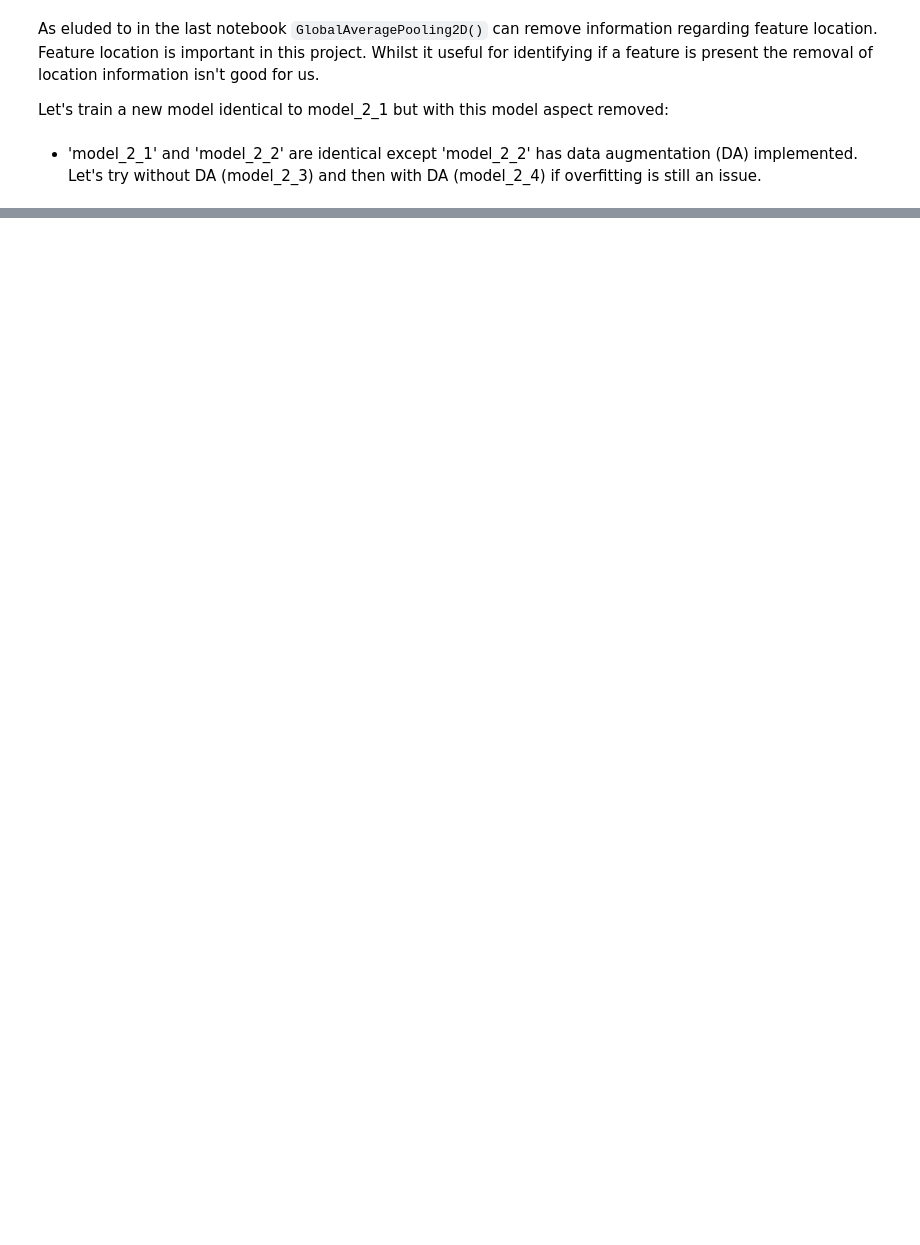
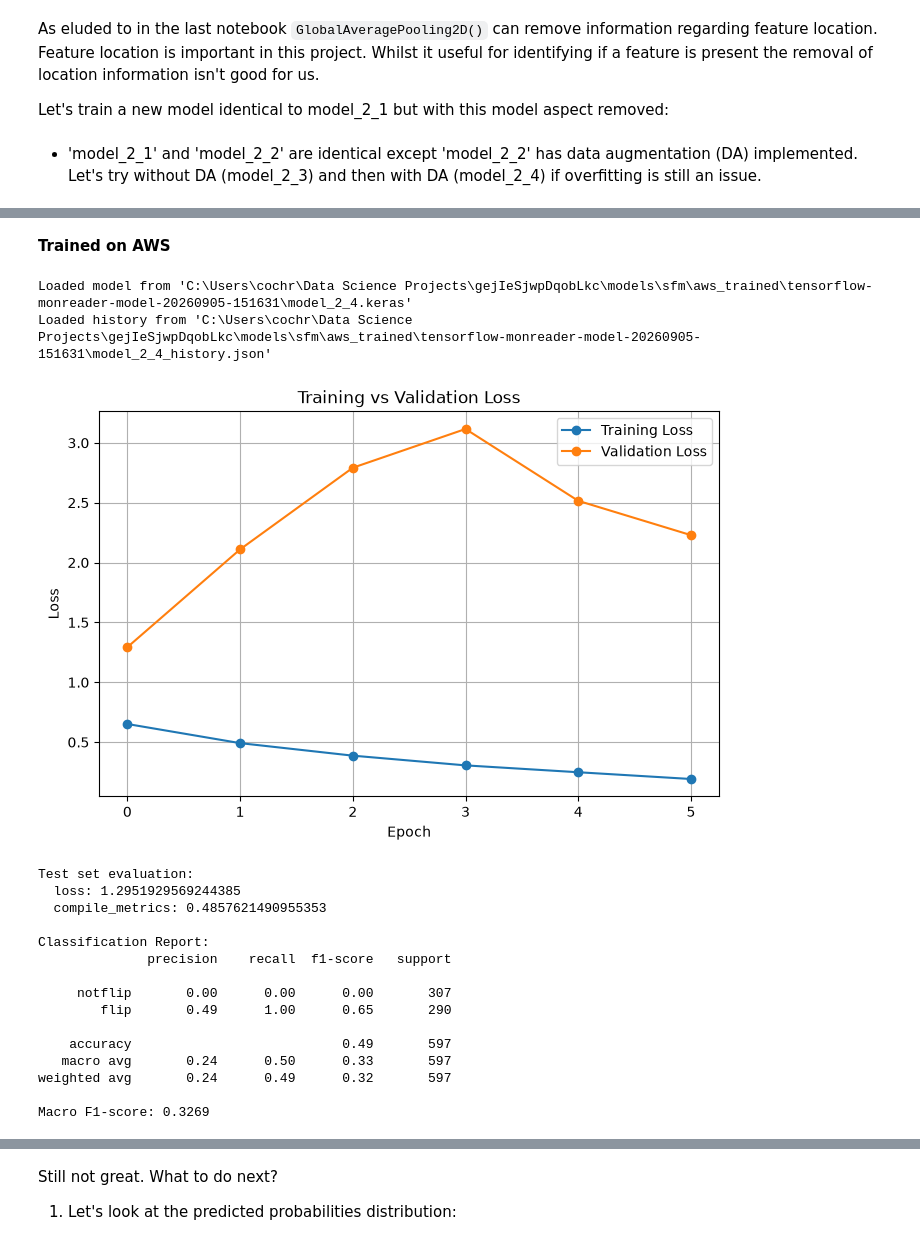
Before and after one commit to cameroncochrane/gejIeSjwpDqobLkc, a Jupyter notebook: notebooks/SFM_NB_5.ipynb, the cells around one changed output, grey strips where cells are left out. Drawn from its saved outputs; the diff is of its cells as text; code cells hidden in the pictures; blank space fills up the shorter version.

```diff
--- a/notebooks/SFM_NB_5.ipynb
+++ b/notebooks/SFM_NB_5.ipynb
@@ -22,0 +184,18 @@ Let's train a new model identical to model_2_1 but with this model aspect remove
+# %%
+data_augmentation = tf.keras.Sequential([
+
+    # Small camera/book rotation (~±3.6 degrees)
+    tf.keras.layers.RandomRotation(factor=0.01,fill_mode="reflect"),
+
+    # Move image slightly vertically/horizontally
+    tf.keras.layers.RandomTranslation(height_factor=0.05,width_factor=0.05,fill_mode="reflect"),
+
+    # Slight variation in camera distance
+    tf.keras.layers.RandomZoom(height_factor=(-0.05, 0.05), width_factor=(-0.05, 0.05), fill_mode="reflect"),
+
+    # Small contrast variation
+    tf.keras.layers.RandomContrast(factor=0.10),
+
+    # Simulate small amounts of camera/sensor noise
+    tf.keras.layers.GaussianNoise(stddev=0.015)
+])
@@ -22,0 +266,55 @@ Let's train a new model identical to model_2_1 but with this model aspect remove
+# %% [markdown]
+**Trained on AWS**
+# %%
+# Results:
+train_model_2_4 = False
+
+job_name = "tensorflow-monreader-model-20260905-151631"
+model_name = "model_2_4.keras"
+history_name = "model_2_4_history.json"
+
+SFM_AWS_MODELS_DIR = SFM_MODELS_DIR / "aws_trained"
+AWS_MODEL_DIR = SFM_AWS_MODELS_DIR / job_name
+
+
+if train_model_2_4 == False:
+    model_2_4,model_2_4_history =  load_model("model_2_4", AWS_MODEL_DIR)
+    plot_training_history(model_2_4_history, metric='loss')
+
+
+model_2_4_to_eval = model_2_4 if train_model_2_4 == False else model_2_4
+
+# Guard against accidentally passing the training History object
+if isinstance(model_2_4_to_eval, tf.keras.callbacks.History):
+    model_2_4_to_eval = model_2_4
+
+# Ensure rank is known and the arrays are concrete numpy arrays
+X_eval = np.asarray(X_test, dtype=np.float32)
+y_eval = np.asarray(y_test, dtype=np.int32).reshape(-1)
+
+eval_results = evaluate_model(
+    model_2_4_to_eval,
+    X_eval,
+    y_eval,
+    class_names=('notflip', 'flip'),
+    plot_name="model_2_4"
+)
+# %% [output]
+Loaded model from 'C:\Users\cochr\Data Science Projects\gejIeSjwpDqobLkc\models\sfm\aws_trained\tensorflow-monreader-model-20260905-151631\model_2_4.keras'
+Loaded history from 'C:\Users\cochr\Data Science Projects\gejIeSjwpDqobLkc\models\sfm\aws_trained\tensorflow-monreader-model-20260905-151631\model_2_4_history.json'
+[figure, added]
+Test set evaluation:
+  loss: 1.2951929569244385
+  compile_metrics: 0.4857621490955353
+
+Classification Report:
+              precision    recall  f1-score   support
+
+     notflip       0.00      0.00      0.00       307
+        flip       0.49      1.00      0.65       290
+
+    accuracy                           0.49       597
+   macro avg       0.24      0.50      0.33       597
+weighted avg       0.24      0.49      0.32       597
+
+Macro F1-score: 0.3269
@@ -22,0 +322,4 @@ Let's train a new model identical to model_2_1 but with this model aspect remove
+# %% [markdown]
+Still not great. What to do next?
+
+1. Let's look at the predicted probabilities distribution:
```
Also changed, not shown: parts of 29 cells of this notebook, 11 other files.
